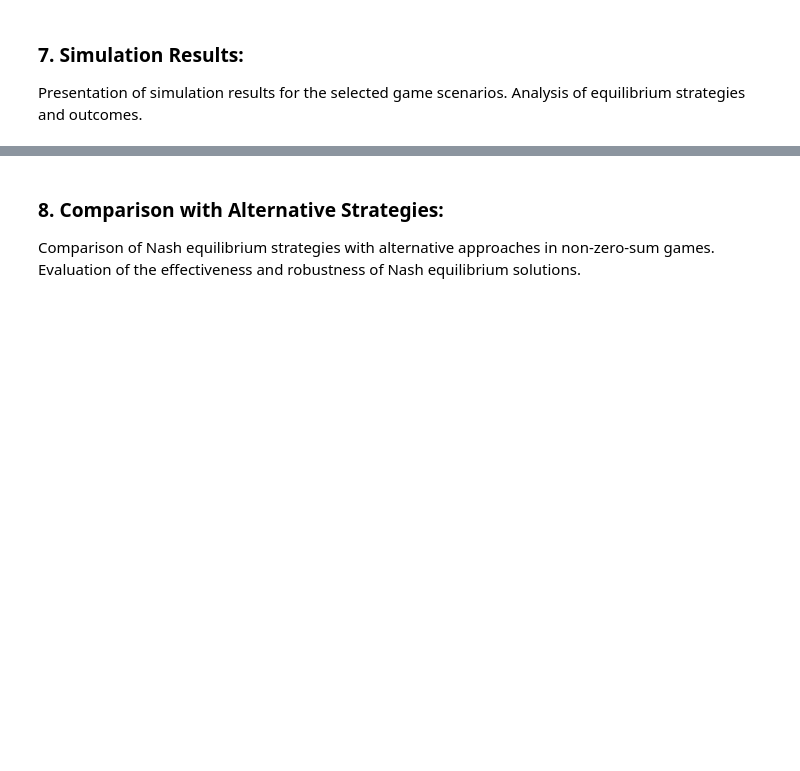
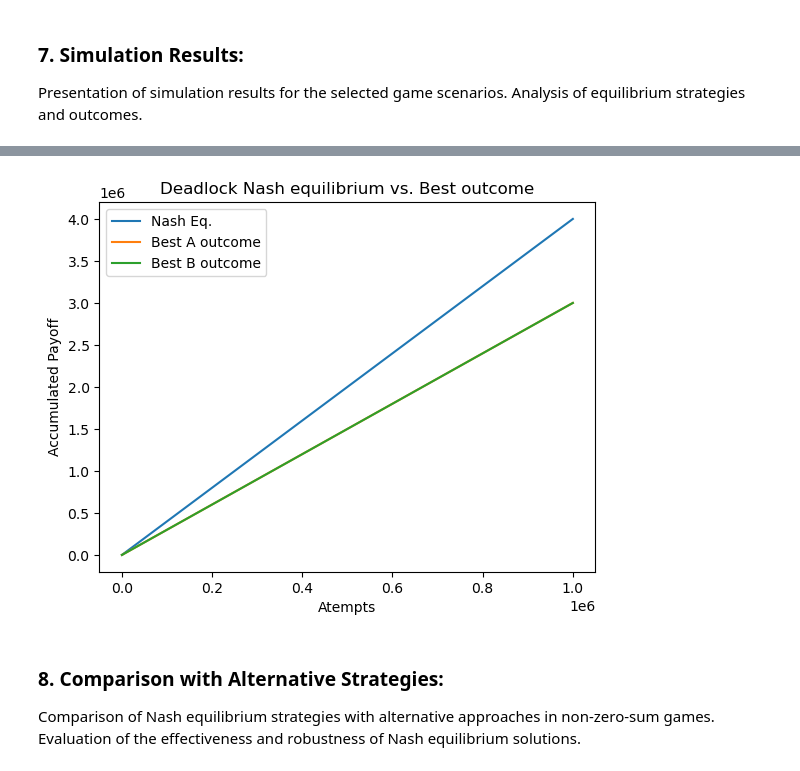
Before and after one commit to mi6oo6im/ml_nash_equilibrium_project, a Jupyter notebook: maximize_common_payoff_through_nash_equilibrium_strategy.ipynb, the cells around one changed output, grey strips where cells are left out. Saved outputs shown, nothing was run; the diff lists cells and outputs as text; code cells hidden in the pictures; blank space fills up the shorter version.

Commit message:
add deadlock

```diff
--- a/maximize_common_payoff_through_nash_equilibrium_strategy.ipynb
+++ b/maximize_common_payoff_through_nash_equilibrium_strategy.ipynb
@@ -227,3 +256,33 @@ plt.show()
+# %%
+# Positive payoff game Deadlock
+
+nash_eq = []
+a_min = []
+b_min = []
+n_temp = 0
+a_temp = 0
+b_temp = 0
+for i in range(1_000_000):
+    numbers_for_a = [1, 3, 0, 2]
+    numbers_for_b = [1, 0, 3, 2]
+    n, a, b = find_positive_payoff_nash_equilibrium(numbers_for_a, numbers_for_b)
+    n_temp += n
+    a_temp += a
+    b_temp += b
+    nash_eq.append(n_temp)
+    a_min.append(a_temp)
+    b_min.append(b_temp)
+x = list(range(1, len(nash_eq) + 1))
+plt.title("Deadlock Nash equilibrium vs. Best outcome")
+plt.plot(x, nash_eq, label = 'Nash Eq.')
+plt.plot(x, a_min, label = 'Best A outcome')
+plt.plot(x, b_min, label = 'Best B outcome')
+plt.legend()
+plt.xlabel('Atempts')
+plt.ylabel('Accumulated Payoff')
+plt.show()
+# %% [output]
+[figure, added]
 # %% [markdown]
 ### 8. Comparison with Alternative Strategies:
 Comparison of Nash equilibrium strategies with alternative approaches in non-zero-sum games.
```
Also changed, not shown: parts of 5 cells of this notebook.
